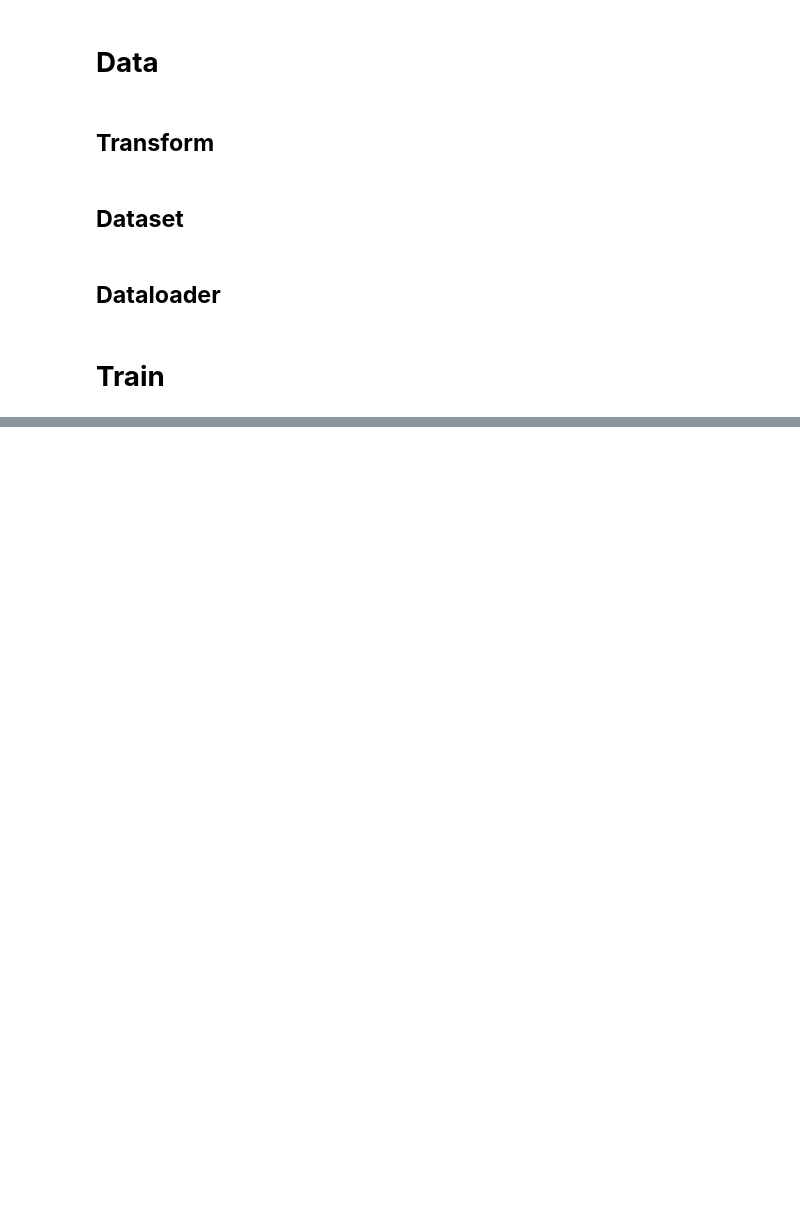
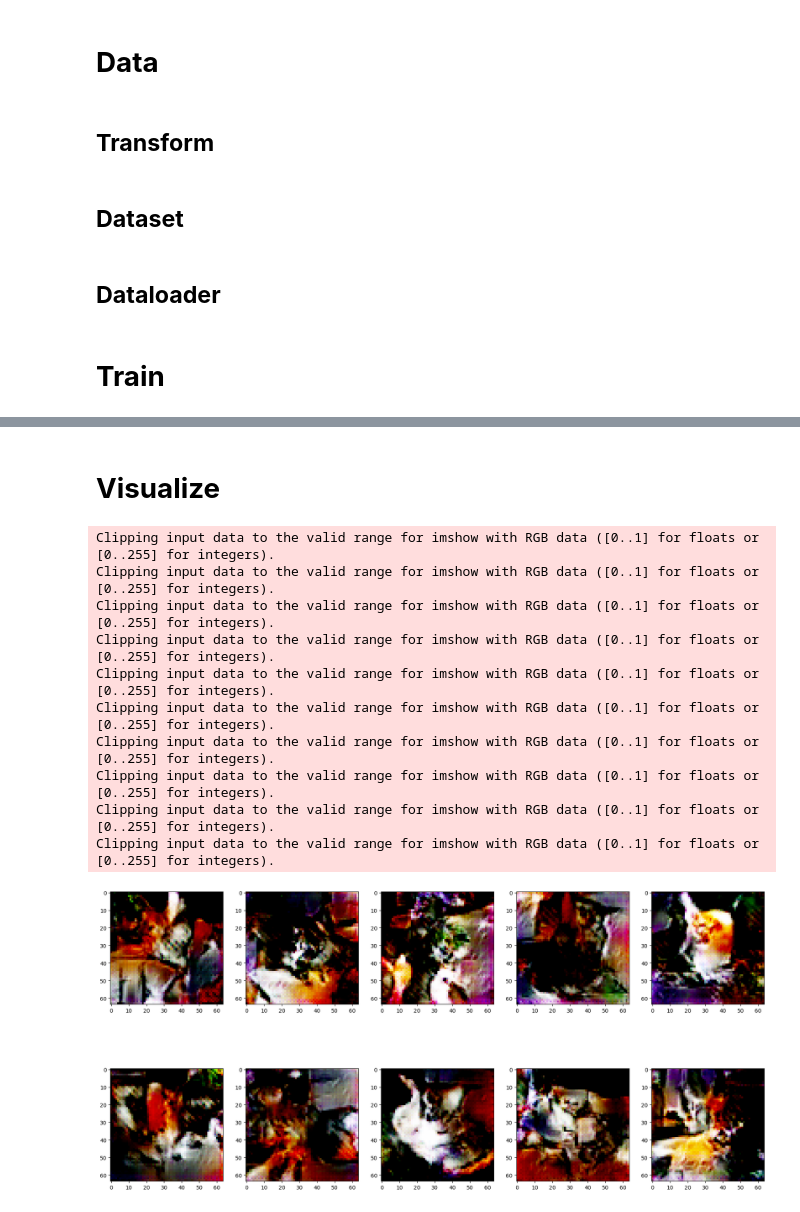
Before and after one commit to rabdiego/gan_studies, a Jupyter notebook: imggan.ipynb, the cells around one changed output, grey strips where cells are left out. Saved outputs shown, nothing was run; the diff lists cells and outputs as text; code cells hidden in the pictures; blank space fills up the shorter version.

Commit message:
Second model done

```diff
--- a/imggan.ipynb
+++ b/imggan.ipynb
@@ -85,8 +85,8 @@ class GAN:
         self.discriminator = Discriminator(size).to(self.device)
 
     def load(self, checkpoint_path):
-        self.discriminator.load_state_dict(torch.load(os.path.join(checkpoint_path, 'discriminator')))
-        self.generator.load_state_dict(torch.load(os.path.join(checkpoint_path, 'generator')))
+        self.discriminator.load_state_dict(torch.load(os.path.join(checkpoint_path, 'discriminator.pth')))
+        self.generator.load_state_dict(torch.load(os.path.join(checkpoint_path, 'generator.pth')))
 
 
     def update_generator(self, Z):
@@ -210,4 +210,4 @@ loader = DataLoader(dataset, batch_size=batch_size)
 # %%
 model = GAN(64)
 # %%
-model.train(loader, 20, 0.005, 100, device, './models/model_0')
+model.train(loader, 100, 0.005, 100, device, './models/model_1')
@@ -213,0 +232,22 @@ model.train(loader, 20, 0.005, 100, device, './models/model_0')
+# %% [markdown]
+# **Visualize**
+# %%
+fig, axs = plt.subplots(2, 5, figsize=(22,11))
+
+for i in range(2):
+    for j in range(5):
+        axs[i][j].imshow(model.generate())
+
+fig.show()
+# %% [output]
+Clipping input data to the valid range for imshow with RGB data ([0..1] for floats or [0..255] for integers).
+Clipping input data to the valid range for imshow with RGB data ([0..1] for floats or [0..255] for integers).
+Clipping input data to the valid range for imshow with RGB data ([0..1] for floats or [0..255] for integers).
+Clipping input data to the valid range for imshow with RGB data ([0..1] for floats or [0..255] for integers).
+Clipping input data to the valid range for imshow with RGB data ([0..1] for floats or [0..255] for integers).
+Clipping input data to the valid range for imshow with RGB data ([0..1] for floats or [0..255] for integers).
+Clipping input data to the valid range for imshow with RGB data ([0..1] for floats or [0..255] for integers).
+Clipping input data to the valid range for imshow with RGB data ([0..1] for floats or [0..255] for integers).
+Clipping input data to the valid range for imshow with RGB data ([0..1] for floats or [0..255] for integers).
+Clipping input data to the valid range for imshow with RGB data ([0..1] for floats or [0..255] for integers).
+[figure, added]
```
Also changed, not shown: parts of 1 cell of this notebook, 4 other files.
